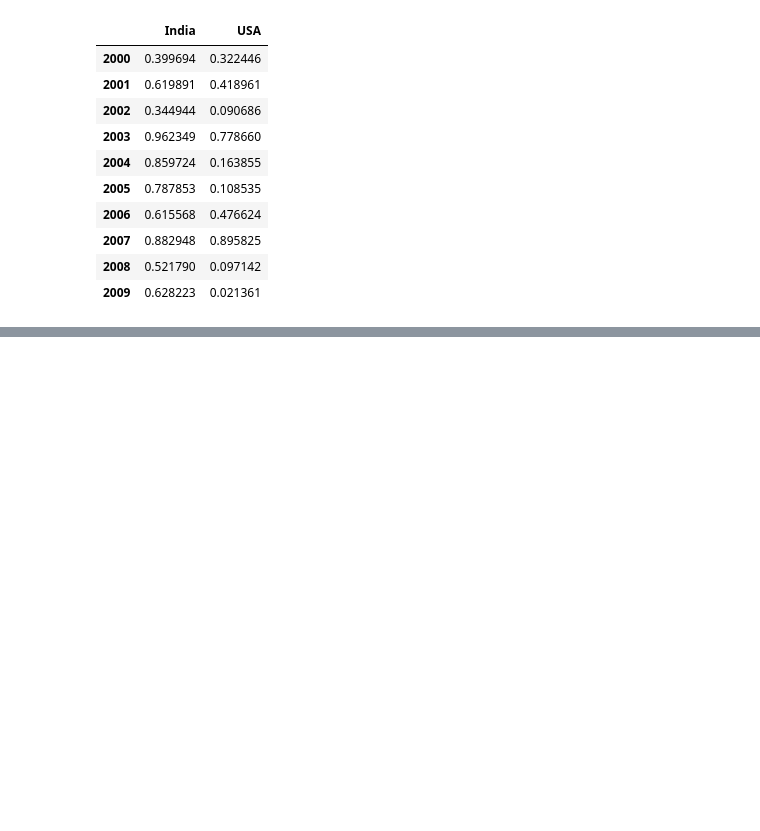
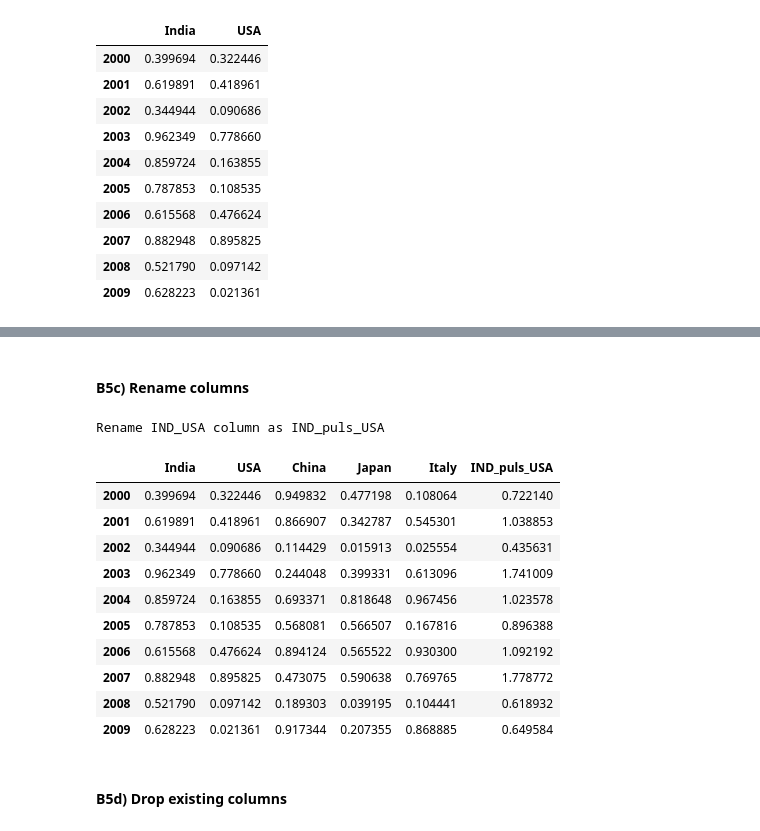
Before and after one commit to surendra-arivappagari/1.DataScience_MachineLearning_with_Python, a Jupyter notebook: 3.Pandas/Pandas.ipynb, the cells around one changed output, grey strips where cells are left out. Cells and saved outputs as stored; diff of their text form; code cells hidden in the pictures; blank space fills up the shorter version.

```diff
--- a/3.Pandas/Pandas.ipynb
+++ b/3.Pandas/Pandas.ipynb
@@ -395,0 +417,21 @@ Select only India, USA columns
+# %% [markdown]
+#### B5c) Rename columns
+# %%
+print("Rename IND_USA column as IND_puls_USA")
+df = df.rename(columns={'IND_USA':'IND_puls_USA'})
+df
+# %% [output]
+Rename IND_USA column as IND_puls_USA
+|  | India | USA | China | Japan | Italy | IND_puls_USA |
+| 2000 | 0.399694 | 0.322446 | 0.949832 | 0.477198 | 0.108064 | 0.722140 |
+| 2001 | 0.619891 | 0.418961 | 0.866907 | 0.342787 | 0.545301 | 1.038853 |
+| 2002 | 0.344944 | 0.090686 | 0.114429 | 0.015913 | 0.025554 | 0.435631 |
+| 2003 | 0.962349 | 0.778660 | 0.244048 | 0.399331 | 0.613096 | 1.741009 |
+| 2004 | 0.859724 | 0.163855 | 0.693371 | 0.818648 | 0.967456 | 1.023578 |
+| 2005 | 0.787853 | 0.108535 | 0.568081 | 0.566507 | 0.167816 | 0.896388 |
+| 2006 | 0.615568 | 0.476624 | 0.894124 | 0.565522 | 0.930300 | 1.092192 |
+| 2007 | 0.882948 | 0.895825 | 0.473075 | 0.590638 | 0.769765 | 1.778772 |
+| 2008 | 0.521790 | 0.097142 | 0.189303 | 0.039195 | 0.104441 | 0.618932 |
+| 2009 | 0.628223 | 0.021361 | 0.917344 | 0.207355 | 0.868885 | 0.649584 |
+# %% [markdown]
+#### B5d) Drop existing columns
```
Also changed, not shown: parts of 6 cells of this notebook.
